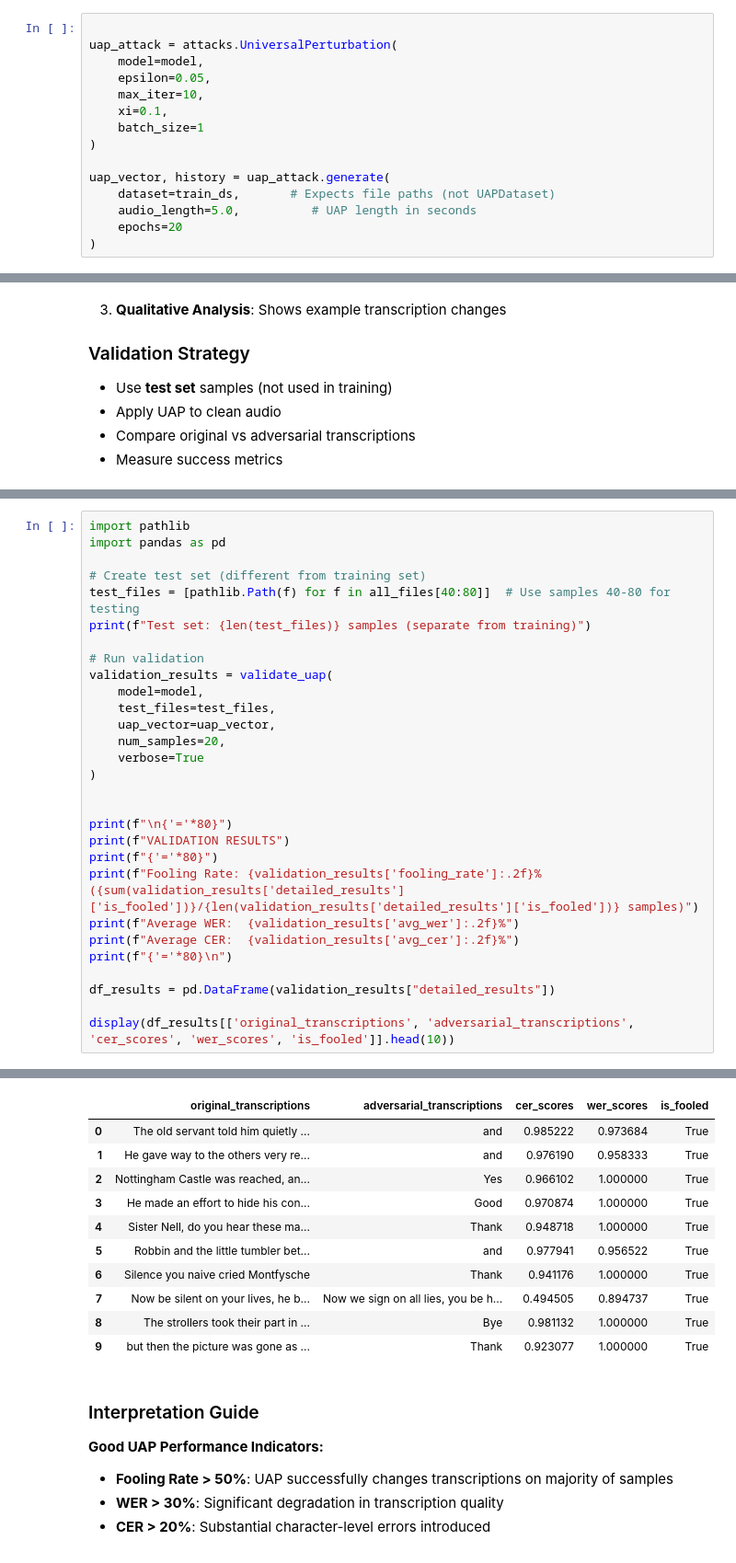
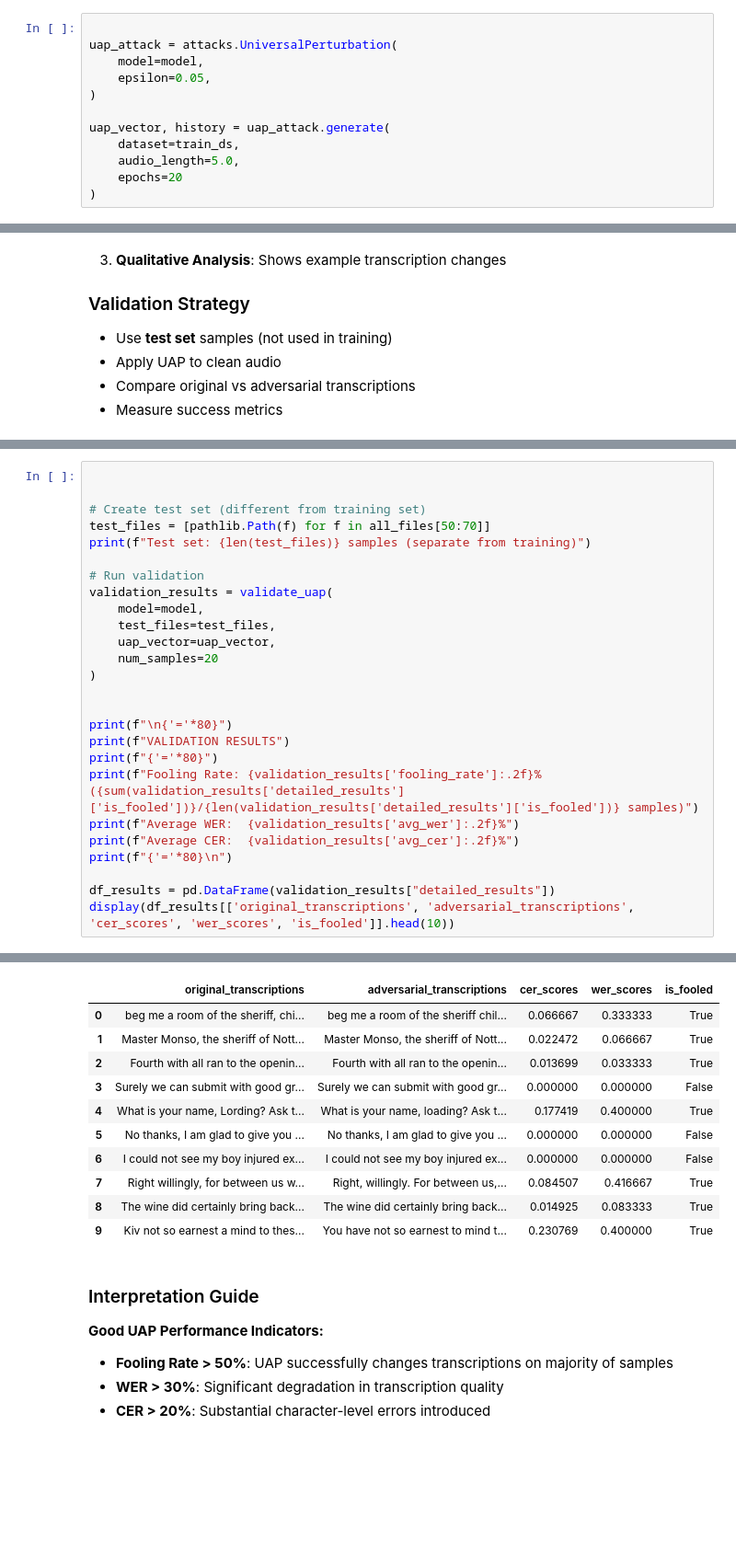
Before and after one commit to victorhg/aai-590-capstone, a Jupyter notebook: notebooks/04_uap_training.ipynb, the cells around one changed output, grey strips where cells are left out. Shown at 92% size. Cells and saved outputs as stored; diff of their text form; blank space fills up the shorter version.

```diff
--- a/notebooks/04_uap_training.ipynb
+++ b/notebooks/04_uap_training.ipynb
@@ -79,14 +82,11 @@ Model loaded with differentiable Mel-Spectrogram layer.
 uap_attack = attacks.UniversalPerturbation(
     model=model,
     epsilon=0.05,
-    max_iter=10,
-    xi=0.1,
-    batch_size=1
 )
 
 uap_vector, history = uap_attack.generate(
-    dataset=train_ds,       # Expects file paths (not UAPDataset)
-    audio_length=5.0,          # UAP length in seconds
+    dataset=train_ds,
+    audio_length=5.0,
     epochs=20
 )
 # %% [output]
@@ -238,11 +201,10 @@ def validate_uap(model, test_files, uap_vector, num_samples=20, verbose=True):
         'detailed_results': results
     }
 # %%
-import pathlib
-import pandas as pd
+
 
 # Create test set (different from training set)
-test_files = [pathlib.Path(f) for f in all_files[40:80]]  # Use samples 40-80 for testing
+test_files = [pathlib.Path(f) for f in all_files[50:70]]
 print(f"Test set: {len(test_files)} samples (separate from training)")
 
 # Run validation
@@ -250,8 +212,7 @@ validation_results = validate_uap(
     model=model,
     test_files=test_files,
     uap_vector=uap_vector,
-    num_samples=20,
-    verbose=True
+    num_samples=20
 )
 
 
@@ -264,6 +225,5 @@ print(f"Average CER:  {validation_results['avg_cer']:.2f}%")
 print(f"{'='*80}\n")
 
 df_results = pd.DataFrame(validation_results["detailed_results"])
-
 display(df_results[['original_transcriptions', 'adversarial_transcriptions', 'cer_scores', 'wer_scores', 'is_fooled']].head(10))
 # %% [output]
@@ -277,15 +237,15 @@ Average CER:  86.48%
 ================================================================================
 |  | original_transcriptions | adversarial_transcriptions | cer_scores | wer_scores | is_fooled |
-| 0 | The old servant told him quietly ... | and | 0.985222 | 0.973684 | True |
-| 1 | He gave way to the others very re... | and | 0.976190 | 0.958333 | True |
-| 2 | Nottingham Castle was reached, an... | Yes | 0.966102 | 1.000000 | True |
-| 3 | He made an effort to hide his con... | Good | 0.970874 | 1.000000 | True |
-| 4 | Sister Nell, do you hear these ma... | Thank | 0.948718 | 1.000000 | True |
-| 5 | Robbin and the little tumbler bet... | and | 0.977941 | 0.956522 | True |
-| 6 | Silence you naive cried Montfysche | Thank | 0.941176 | 1.000000 | True |
-| 7 | Now be silent on your lives, he b... | Now we sign on all lies, you be h... | 0.494505 | 0.894737 | True |
-| 8 | The strollers took their part in ... | Bye | 0.981132 | 1.000000 | True |
-| 9 | but then the picture was gone as ... | Thank | 0.923077 | 1.000000 | True |
+| 0 | beg me a room of the sheriff, chi... | beg me a room of the sheriff chil... | 0.066667 | 0.333333 | True |
+| 1 | Master Monso, the sheriff of Nott... | Master Monso, the sheriff of Nott... | 0.022472 | 0.066667 | True |
+| 2 | Fourth with all ran to the openin... | Fourth with all ran to the openin... | 0.013699 | 0.033333 | True |
+| 3 | Surely we can submit with good gr... | Surely we can submit with good gr... | 0.000000 | 0.000000 | False |
+| 4 | What is your name, Lording? Ask t... | What is your name, loading? Ask t... | 0.177419 | 0.400000 | True |
+| 5 | No thanks, I am glad to give you ... | No thanks, I am glad to give you ... | 0.000000 | 0.000000 | False |
+| 6 | I could not see my boy injured ex... | I could not see my boy injured ex... | 0.000000 | 0.000000 | False |
+| 7 | Right willingly, for between us w... | Right, willingly. For between us,... | 0.084507 | 0.416667 | True |
+| 8 | The wine did certainly bring back... | The wine did certainly bring back... | 0.014925 | 0.083333 | True |
+| 9 | Kiv not so earnest a mind to thes... | You have not so earnest to mind t... | 0.230769 | 0.400000 | True |
 # %% [markdown]
 ### Interpretation Guide
 
```
Also changed, not shown: parts of 8 cells of this notebook, 1 other file.
